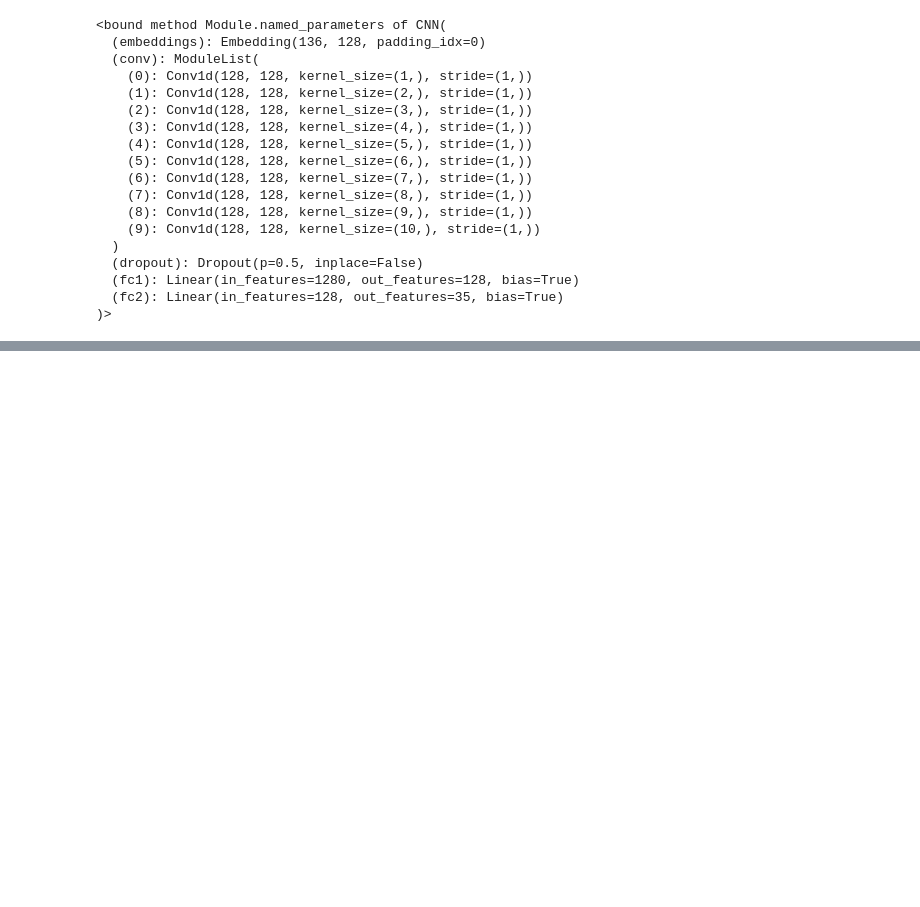
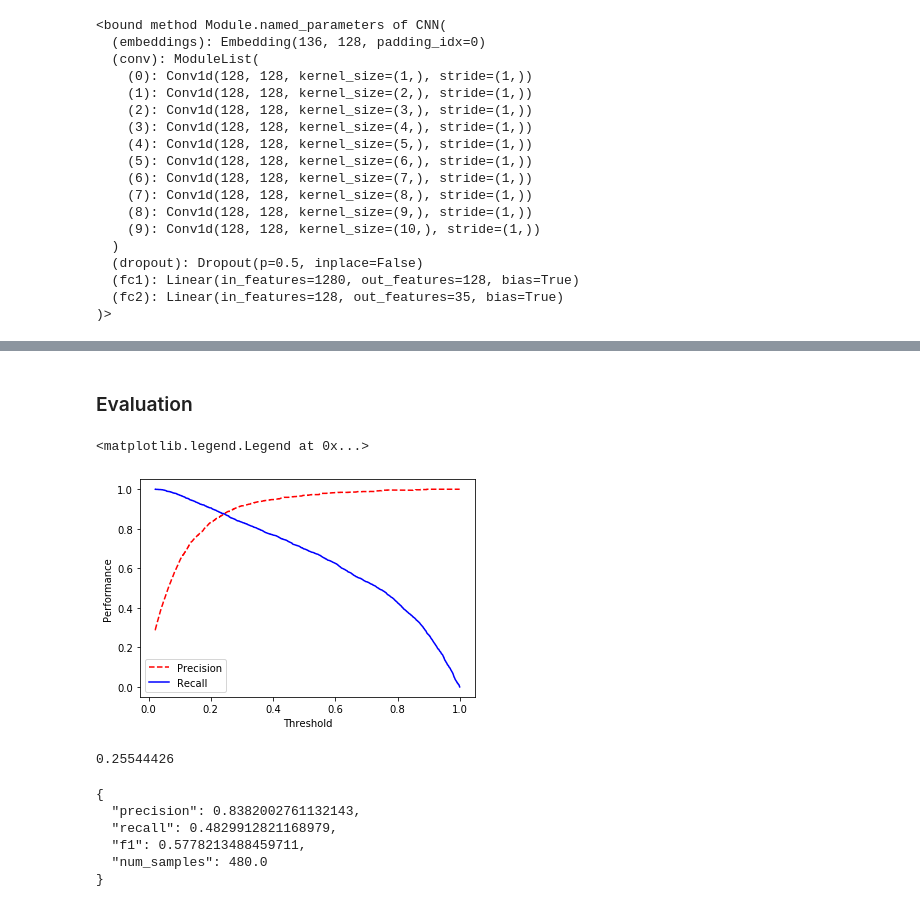
Before and after one commit to saketkattu/AI-tags, a Jupyter notebook: Notebooks/EDA.ipynb, the cells around one changed output, grey strips where cells are left out. Cells and saved outputs as stored; diff of their text form; code cells hidden in the pictures; blank space fills up the shorter version.

Commit message:
Added CNN model

```diff
--- a/Notebooks/EDA.ipynb
+++ b/Notebooks/EDA.ipynb
@@ -1125,7 +1146,6 @@ print (device)
 # %% [output]
 cuda
 # %%
-#Tokenizing our inputs
 class Tokenizer(object):
     def __init__(self, char_level, num_tokens=None,
                  pad_token='<PAD>', oov_token='<UNK>',
@@ -1134,10 +1154,9 @@ class Tokenizer(object):
         self.separator = '' if self.char_level else ' '
         if num_tokens: num_tokens -= 2 # pad + unk tokens
         self.num_tokens = num_tokens
-        self.pad_token = pad_token
         self.oov_token = oov_token
         if not token_to_index:
-            token_to_index = {pad_token: 0, oov_token: 1}
+            token_to_index = {'<PAD>': 0, '<UNK>': 1}
         self.token_to_index = token_to_index
         self.index_to_token = {v: k for k, v in self.token_to_index.items()}
 
@@ -1148,9 +1167,10 @@ class Tokenizer(object):
         return f"<Tokenizer(num_tokens={len(self)})>"
 
     def fit_on_texts(self, texts):
+        if self.char_level:
+            all_tokens = [token for text in texts for token in text]
         if not self.char_level:
-            texts = [text.split(" ") for text in texts]
-        all_tokens = [token for text in texts for token in text]
+            all_tokens = [token for text in texts for token in text.split(' ')]
         counts = Counter(all_tokens).most_common(self.num_tokens)
         self.min_token_freq = counts[-1][1]
         for token, count in counts:
@@ -1331,7 +1349,7 @@ Sample point:
 # %%
 
 # Create dataloaders
-batch_size = 64
+batch_size = 128
 train_dataloader = train_dataset.create_dataloader(
     batch_size=batch_size)
 val_dataloader = val_dataset.create_dataloader(
@@ -1444,5 +1463,5 @@ patience = 10
 # %%
 # Define loss
 class_weights_tensor = torch.Tensor(np.array(list(class_weights.values())))
-loss = nn.BCEWithLogitsLoss(weight=class_weights_tensor)
+loss_fn = nn.BCEWithLogitsLoss(weight=class_weights_tensor)
 # %%
@@ -1453,7 +1473,7 @@ scheduler = torch.optim.lr_scheduler.ReduceLROnPlateau(
 # %%
 # Trainer module
 trainer = Trainer(
-    model=model, device=device, loss_fn=loss,
+    model=model, device=device, loss_fn=loss_fn,
     optimizer=optimizer, scheduler=scheduler)
 # %%
 # Train
@@ -1463,0 +1500,2 @@ AttributeError: 'Trainer' object has no attribute 'train'
+# %% [markdown]
+### Evaluation
@@ -1463,0 +1505,12 @@ AttributeError: 'Trainer' object has no attribute 'train'
+# %%
+#Threshold-PR curve
+train_loss, y_true, y_prob = trainer.eval_step(dataloader=train_dataloader)
+precisions, recalls, thresholds = precision_recall_curve(y_true.ravel(), y_prob.ravel())
+plt.plot(thresholds, precisions[:-1], "r--", label="Precision")
+plt.plot(thresholds, recalls[:-1], "b-", label="Recall")
+plt.ylabel("Performance")
+plt.xlabel("Threshold")
+plt.legend(loc='best')
+# %% [output]
+<matplotlib.legend.Legend at 0x...>
+[figure, added]
@@ -1463,0 +1524,6 @@ AttributeError: 'Trainer' object has no attribute 'train'
+# %%
+# Best threshold for f1
+threshold = find_best_threshold(y_true.ravel(), y_prob.ravel())
+threshold
+# %% [output]
+0.25544426
@@ -1463,0 +1534,12 @@ AttributeError: 'Trainer' object has no attribute 'train'
+# %%
+# Evaluate
+performance = get_performance(
+    y_true=y_test, y_pred=y_pred, classes=label_encoder.classes)
+print (json.dumps(performance['overall'], indent=2))
+# %% [output]
+{
+  "precision": 0.8382002761132143,
+  "recall": 0.4829912821168979,
+  "f1": 0.5778213488459711,
+  "num_samples": 480.0
+}
```
Also changed, not shown: parts of 22 cells of this notebook, 4 other files.
